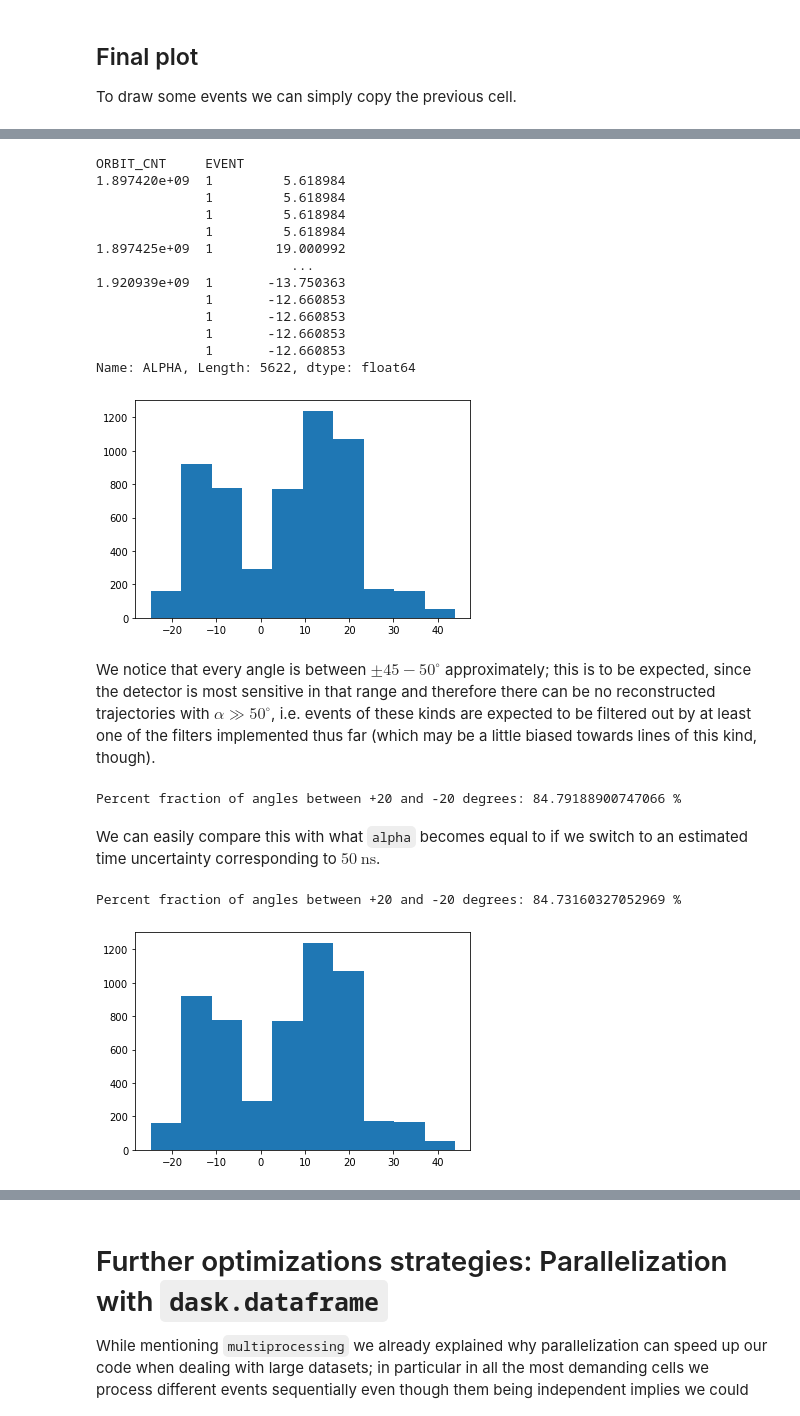
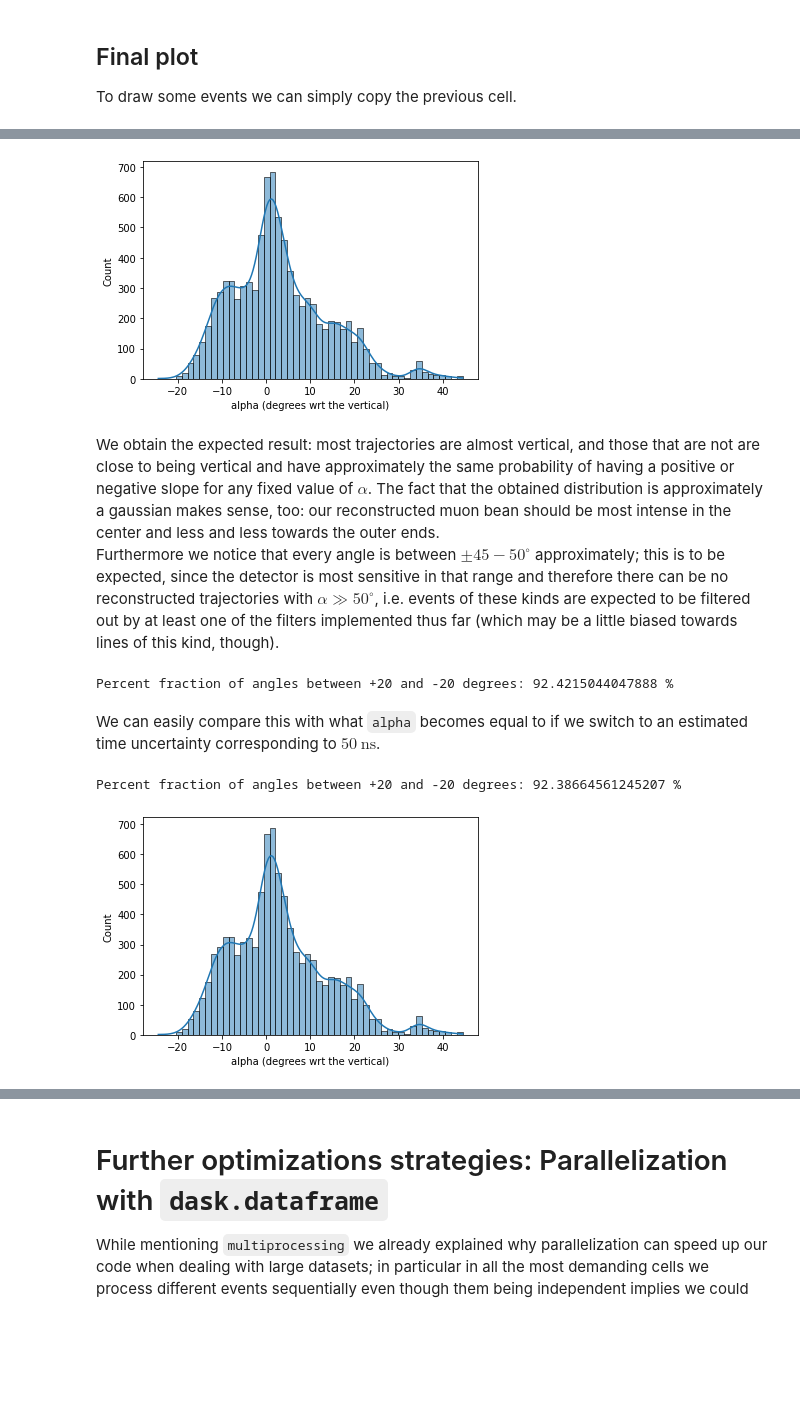
Before and after one commit to MattiaCeravolo/LCP_projects_Y3, a Jupyter notebook: part_3_with_commentary.ipynb, the cells around one changed output, grey strips where cells are left out. Saved outputs shown, nothing was run; the diff lists cells and outputs as text; code cells hidden in the pictures; blank space fills up the shorter version.

```diff
--- a/part_3_with_commentary.ipynb
+++ b/part_3_with_commentary.ipynb
@@ -563,17 +564,19 @@ We can either simply "extract" and jit the for loop with `np.corrcoef()` or we c
 #NUMBA + APPLY VERSION (execution time is less than half the original value)
 
 @numba.njit #Once again if we work on a per-event basis the overhead introduced by parallelization is too much to make parallelization worth it on a per-event basis
-def numba_corrcoef(combin,eventY) :
-    r = np.zeros(combin.shape[0])
+def numba_score(combin,eventY) :
+    s = np.zeros(combin.shape[0])
     for i in range(combin.shape[0]) :
-        r[i] = np.corrcoef(combin[i],eventY)[0,1]
-    return r
+        dx = np.diff(combin[i])
+        dy = np.diff(eventY)
+        slope = dx/dy
+        s[i] = np.linalg.norm(np.diff(slope))
+    return s
 
 def solve_ambiguity(event):
     combin = np.array(list(product(*event.loc[:, ['XR','XL']].to_numpy())))
-    r = numba_corrcoef(combin,event.Y.to_numpy())
-
-    event['X_BEST'] = combin[np.abs(r).argmax()]
+    s = numba_score(combin,event.Y.to_numpy())
+    event['X_BEST'] = combin[s.argmin()]
     return event
 
 df = df.reset_index().groupby(["ORBIT_CNT","EVENT"], group_keys=False).apply(solve_ambiguity) #reset_index() is needed to make this work
@@ -603,8 +606,8 @@ if False :
 
     for index,subframe in tqdm(df2v.groupby(df2v.index)) :
         combin = np.array(list(product(*subframe.loc[:, ['XR','XL']].to_numpy())))
-        r = numba_corrcoef(combin,subframe.Y.to_numpy())
-        df2v.loc[index,"X_BEST"] = combin[np.abs(r).argmax()]
+        s = numba_score(combin,subframe.Y.to_numpy())
+        df2v.loc[index,"X_BEST"] = combin[s.argmin()]
 
     print("\n" + np.allclose(df,df2v)) #this returns True
 # %% [markdown]
@@ -639,10 +642,12 @@ Replacing `.apply()` with a for loop is still desirable even with no performance
 #M & Q computation
 
 for index,subframe in tqdm(df.groupby(df.index)) : #being able to use tqdm would make for loop more appealing than .apply() even without performance improvements!
-    res = linregress(x=subframe['X_BEST'].to_numpy(),y=subframe['Y'].to_numpy())
+    res = linregress(y=subframe['X_BEST'].to_numpy(),x=subframe['Y'].to_numpy())
     df.loc[index,'M'] = res.slope
     df.loc[index,'Q'] = res.intercept
 
+df["Q"] = -df["Q"]/df["M"]
+df["M"] = 1/df["M"]
 df
 # %% [output]
 |  |  | XL | XR | Y | X_BEST | M | Q |
@@ -770,37 +775,29 @@ $$\alpha = \text{sign}(m)\cdot \frac{180^{\circ}}{\pi}\cdot\left(\frac{\pi}{2}-|
 # %%
 #alpha is the series of angles in degrees between each line and the vertical
 alpha = (np.pi/2 - np.arctan(df.M).abs())*180/np.pi*np.sign(df.M)
 alpha = alpha.rename("ALPHA")
-display(alpha)
-plt.hist(alpha);
+#display(alpha)
+#plt.hist(alpha);
+sns.histplot(alpha,kde=True)
+plt.xlabel("alpha (degrees wrt the vertical)");
 # %% [output]
-ORBIT_CNT     EVENT
-1.897420e+09  1         5.618984
-              1         5.618984
-              1         5.618984
-              1         5.618984
-1.897425e+09  1        19.000992
-                         ...
-1.920939e+09  1       -13.750363
-              1       -12.660853
-              1       -12.660853
-              1       -12.660853
-              1       -12.660853
-Name: ALPHA, Length: 5622, dtype: float64
-[figure, old version]
+[figure, new version]
 # %% [markdown]
-We notice that every angle is between $\pm 45-50^{\circ}$ approximately; this is to be expected, since the detector is most sensitive in that range and therefore there can be no reconstructed trajectories with $\alpha\gg 50^{\circ}$, i.e. events of these kinds are expected to be filtered out by at least one of the filters implemented thus far (which may be a little biased towards lines of this kind, though).
+We obtain the expected result: most trajectories are almost vertical, and those that are not are close to being vertical and have approximately the same probability of having a positive or negative slope for any fixed value of $\alpha$. The fact that the obtained distribution is approximately a gaussian makes sense, too: our reconstructed muon bean should be most intense in the center and less and less towards the outer ends.
+Furthermore we notice that every angle is between $\pm 45-50^{\circ}$ approximately; this is to be expected, since the detector is most sensitive in that range and therefore there can be no reconstructed trajectories with $\alpha\gg 50^{\circ}$, i.e. events of these kinds are expected to be filtered out by at least one of the filters implemented thus far (which may be a little biased towards lines of this kind, though).
 # %%
 #from the above histogram we notice most angles are between +-20 degrees
 print("Percent fraction of angles between +20 and -20 degrees:",(alpha[alpha.abs() < 20]).shape[0]/len(alpha)*100,"%")
 # %% [output]
-Percent fraction of angles between +20 and -20 degrees: 84.79188900747066 %
+Percent fraction of angles between +20 and -20 degrees: 92.4215044047888 %
 # %% [markdown]
 We can easily compare this with what `alpha` becomes equal to if we switch to an estimated time uncertainty corresponding to $50 \ \text{ns}$.
 # %%
 alpha_440 = pd.read_csv("alpha_440.csv").set_index(["ORBIT_CNT","EVENT"]).squeeze().rename("ALPHA") #the .squeeze() method converts a dataframe to a series
-plt.hist(alpha_440);
+#plt.hist(alpha_440);
+sns.histplot(alpha_440,kde=True)
+plt.xlabel("alpha (degrees wrt the vertical)");
 print("Percent fraction of angles between +20 and -20 degrees:",(alpha_440[alpha_440.abs() < 20]).shape[0]/len(alpha_440)*100,"%")
 # %% [output]
-Percent fraction of angles between +20 and -20 degrees: 84.73160327052969 %
+Percent fraction of angles between +20 and -20 degrees: 92.38664561245207 %
-[figure, old version]
+[figure, new version]
```
Also changed, not shown: parts of 14 cells of this notebook, 1 other file.
